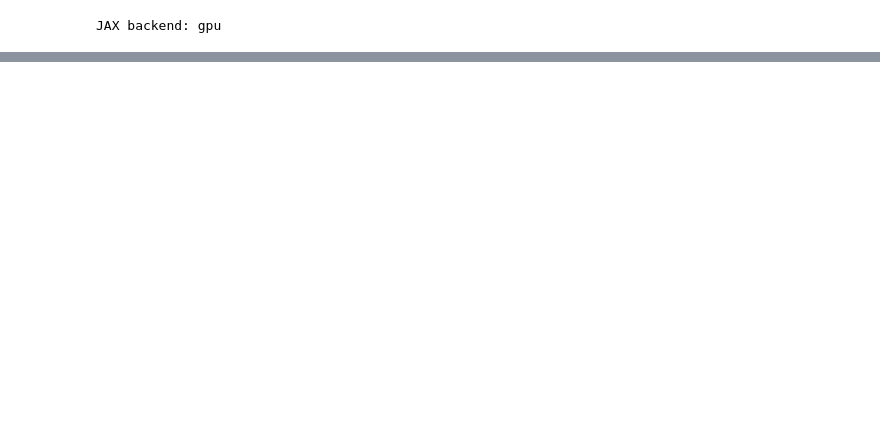
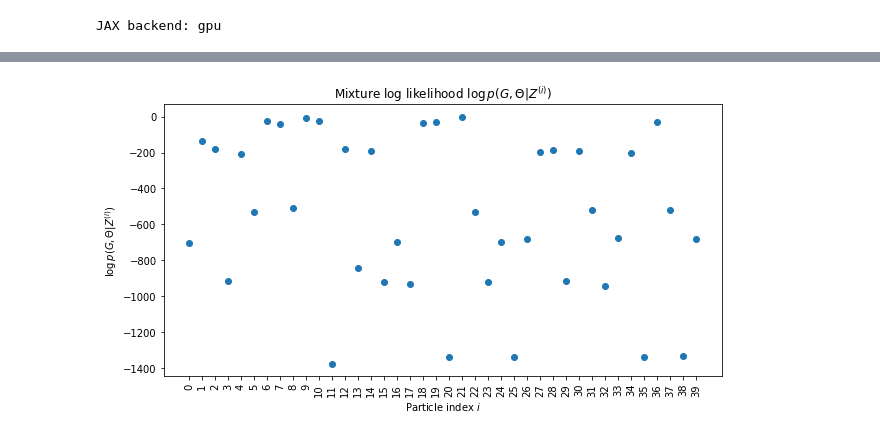
Before and after one commit to aryu99/Learning-Causal-Overhypotheses, a Jupyter notebook: gym_env_dibs.ipynb, the cells around one changed output, grey strips where cells are left out. Cells and saved outputs as stored; diff of their text form; code cells hidden in the pictures; blank space fills up the shorter version.

```diff
--- a/gym_env_dibs.ipynb
+++ b/gym_env_dibs.ipynb
@@ -104,0 +43,5 @@ JAX backend: gpu
+# %%
+NUM_SAMPLES = 3000
+NUM_PARTICLES = 40
+N_VARS = 4
+PARTICLE_DIM = 4
@@ -155,0 +277,11 @@ p([[0 0 0 1]
+# %%
+fig, ax = plt.subplots(1, 1, figsize=(10, 5))
+ax.scatter(np.arange(NUM_PARTICLES), dibs_mixture.logp)
+ax.set_xticks(np.arange(NUM_PARTICLES))
+ax.set_xticklabels(np.arange(NUM_PARTICLES), rotation=90)
+ax.set_xlabel("Particle index "+r"$i$")
+ax.set_ylabel(r"$\log p(G, \Theta | Z^{(i)})$")
+ax.set_title("Mixture log likelihood " + r"$\log p(G, \Theta | Z^{(i)})$")
+plt.show()
+# %% [output]
+[figure, added]
```
Also changed, not shown: parts of 58 cells of this notebook, 2 other files.
